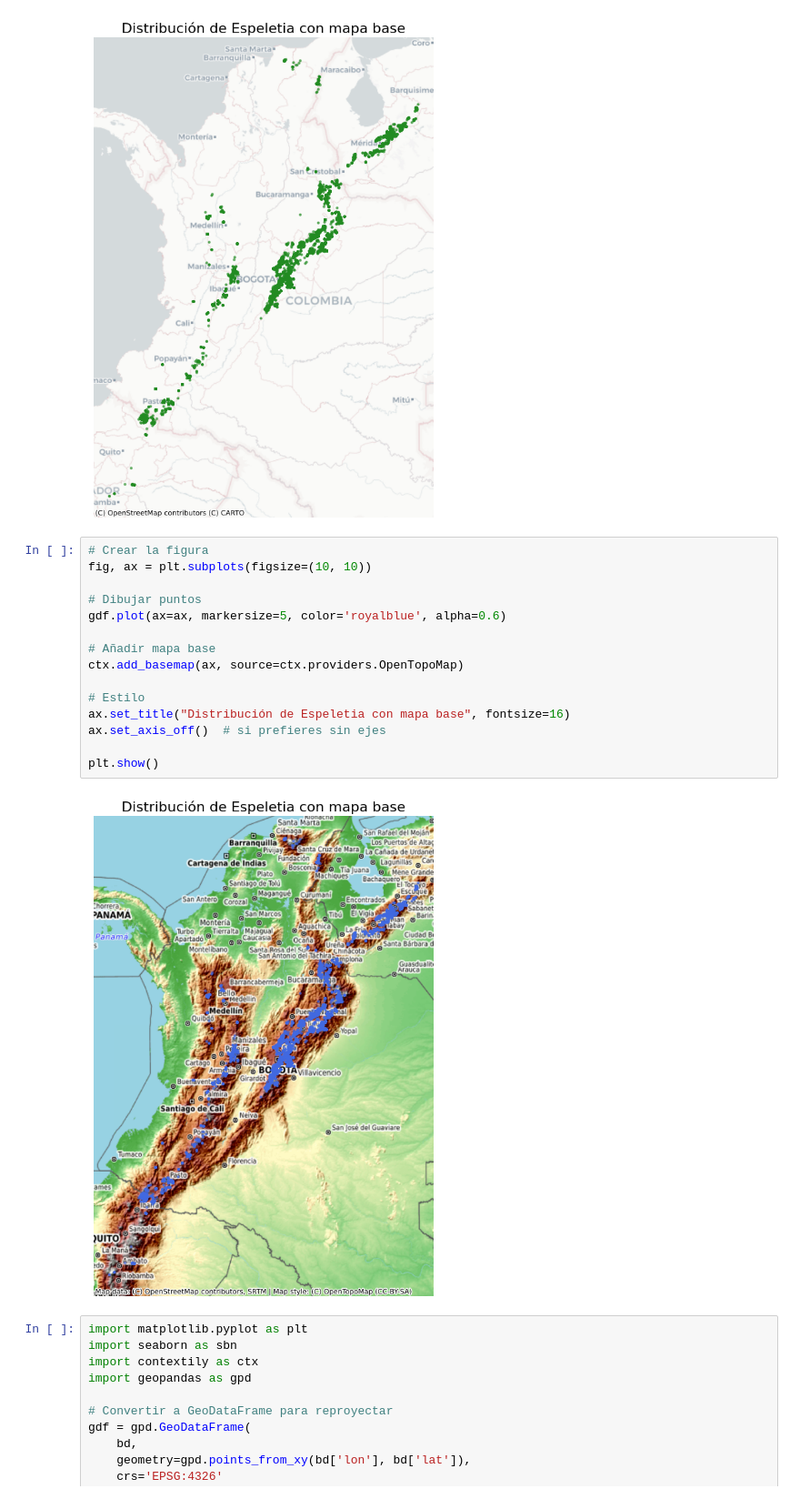
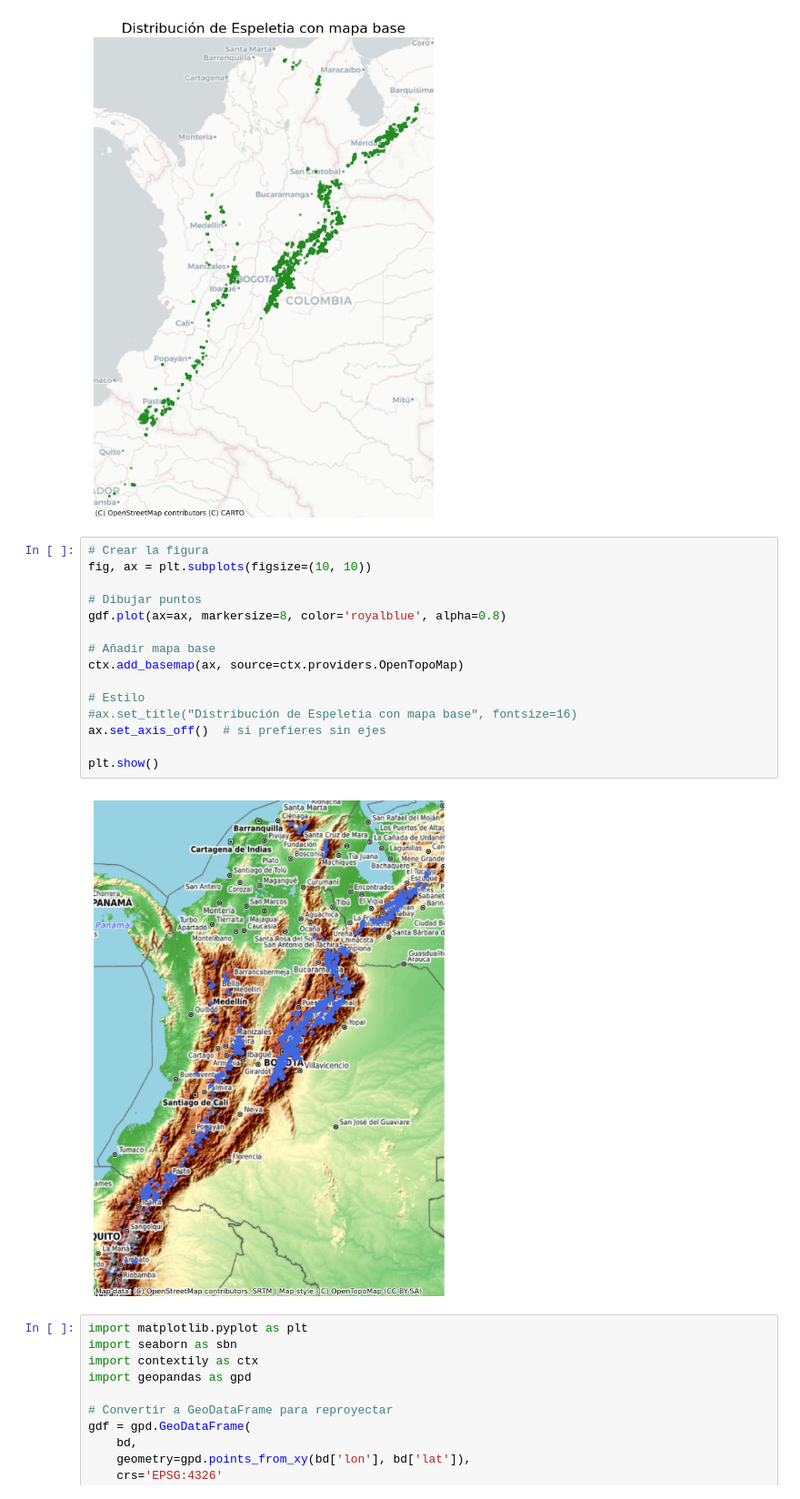
Before and after one commit to dan-reds/Geospatial_Analysis_2025, a Jupyter notebook: Codes/Patron_pts.ipynb, the cells around one changed output. Shown at 91% size. Drawn from its saved outputs; the diff is of its cells as text.

```diff
--- a/Codes/Patron_pts.ipynb
+++ b/Codes/Patron_pts.ipynb
@@ -104,20 +128,20 @@ plt.show()
 # %%
 # Crear la figura
 fig, ax = plt.subplots(figsize=(10, 10))
 
 # Dibujar puntos
-gdf.plot(ax=ax, markersize=5, color='royalblue', alpha=0.6)
+gdf.plot(ax=ax, markersize=8, color='royalblue', alpha=0.8)
 
 # Añadir mapa base
 ctx.add_basemap(ax, source=ctx.providers.OpenTopoMap)
 
 # Estilo
-ax.set_title("Distribución de Espeletia con mapa base", fontsize=16)
+#ax.set_title("Distribución de Espeletia con mapa base", fontsize=16)
 ax.set_axis_off()  # si prefieres sin ejes
 
 plt.show()
 # %% [output]
-[figure, old version]
+[figure, new version]
 # %%
 import matplotlib.pyplot as plt
 import seaborn as sbn
```
Also changed, not shown: parts of 5 cells of this notebook, 1 other file.
